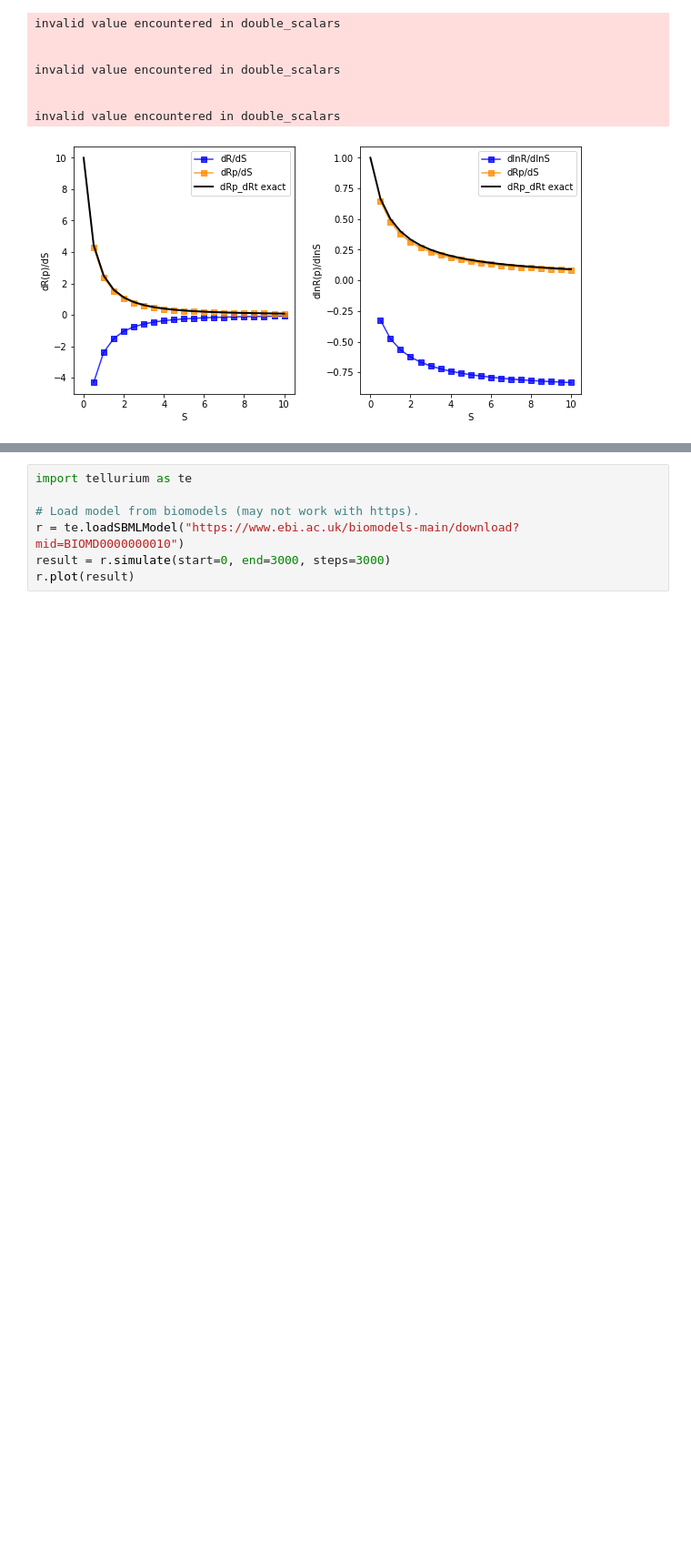
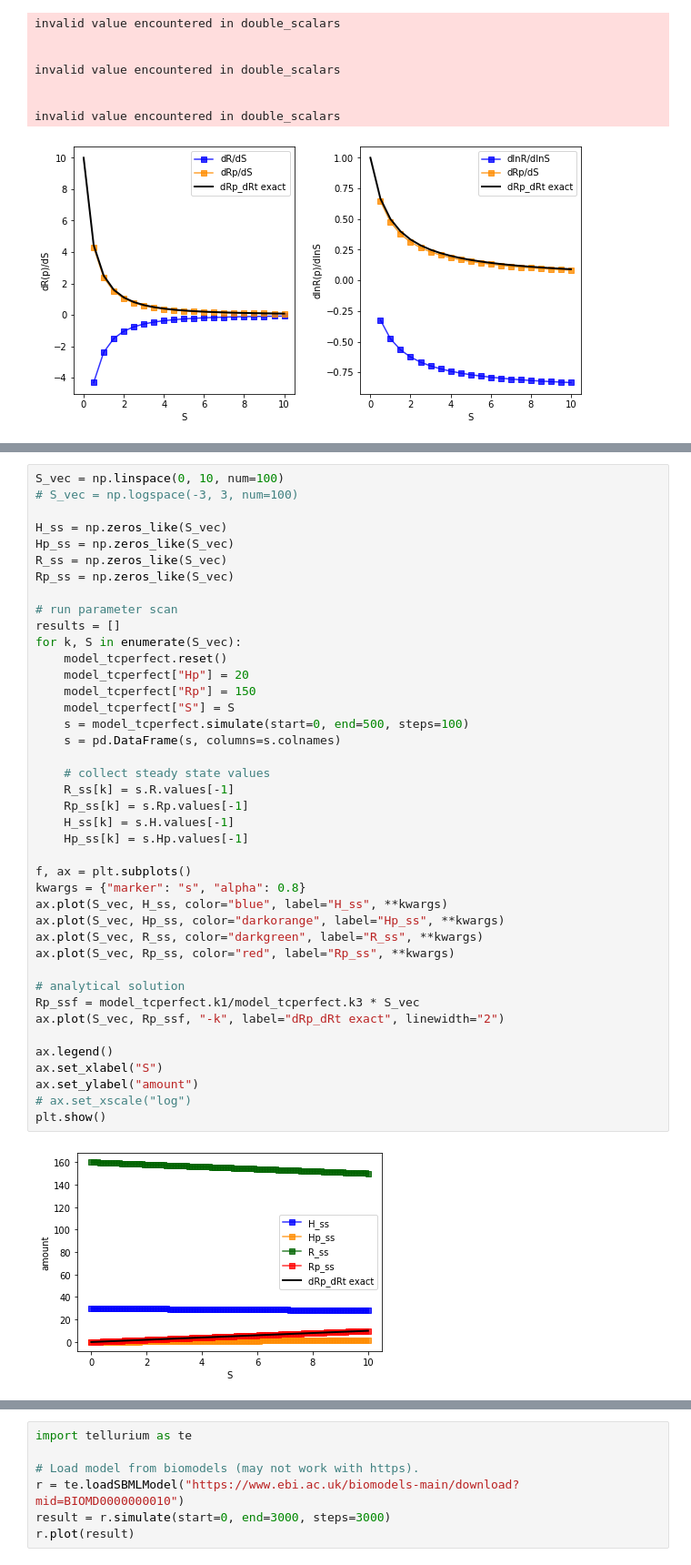
Before and after one commit to matthiaskoenig/mcp, a Jupyter notebook: docs/notebooks/07_signaling.ipynb, the cells around one changed output, grey strips where cells are left out. Shown: that part at 91% size. Saved outputs shown, nothing was run; the diff lists cells and outputs as text; blank space fills up the shorter version.

```diff
--- a/docs/notebooks/07_signaling.ipynb
+++ b/docs/notebooks/07_signaling.ipynb
@@ -525 +588,44 @@ Compare steady state solution for response regulator
+# %%
+S_vec = np.linspace(0, 10, num=100)
+# S_vec = np.logspace(-3, 3, num=100)
+
+H_ss = np.zeros_like(S_vec)
+Hp_ss = np.zeros_like(S_vec)
+R_ss = np.zeros_like(S_vec)
+Rp_ss = np.zeros_like(S_vec)
+
+# run parameter scan
+results = []
+for k, S in enumerate(S_vec):
+    model_tcperfect.reset()
+    model_tcperfect["Hp"] = 20
+    model_tcperfect["Rp"] = 150
+    model_tcperfect["S"] = S
+    s = model_tcperfect.simulate(start=0, end=500, steps=100)
+    s = pd.DataFrame(s, columns=s.colnames)
+
+    # collect steady state values
+    R_ss[k] = s.R.values[-1]
+    Rp_ss[k] = s.Rp.values[-1]
+    H_ss[k] = s.H.values[-1]
+    Hp_ss[k] = s.Hp.values[-1]
+
+f, ax = plt.subplots()
+kwargs = {"marker": "s", "alpha": 0.8}
+ax.plot(S_vec, H_ss, color="blue", label="H_ss", **kwargs)
+ax.plot(S_vec, Hp_ss, color="darkorange", label="Hp_ss", **kwargs)
+ax.plot(S_vec, R_ss, color="darkgreen", label="R_ss", **kwargs)
+ax.plot(S_vec, Rp_ss, color="red", label="Rp_ss", **kwargs)
+
+# analytical solution
+Rp_ssf = model_tcperfect.k1/model_tcperfect.k3 * S_vec
+ax.plot(S_vec, Rp_ssf, "-k", label="dRp_dRt exact", linewidth="2")
+
+ax.legend()
+ax.set_xlabel("S")
+ax.set_ylabel("amount")
+# ax.set_xscale("log")
+plt.show()
+# %% [output]
+[figure, added]
 # %% [markdown]
```
Also changed, not shown: parts of 13 cells of this notebook, 1 other file.
